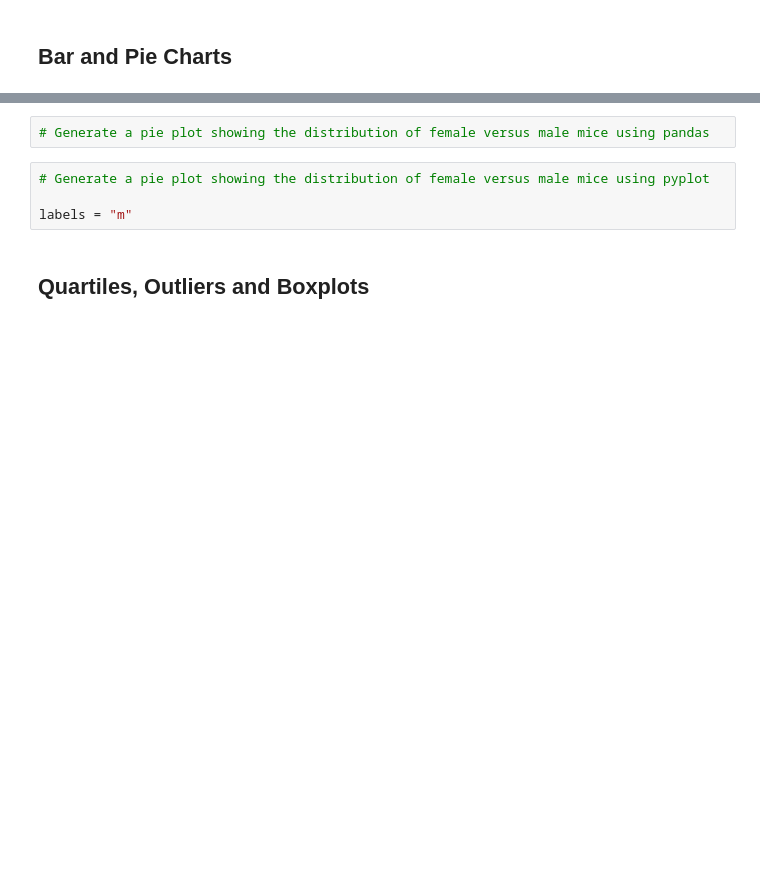
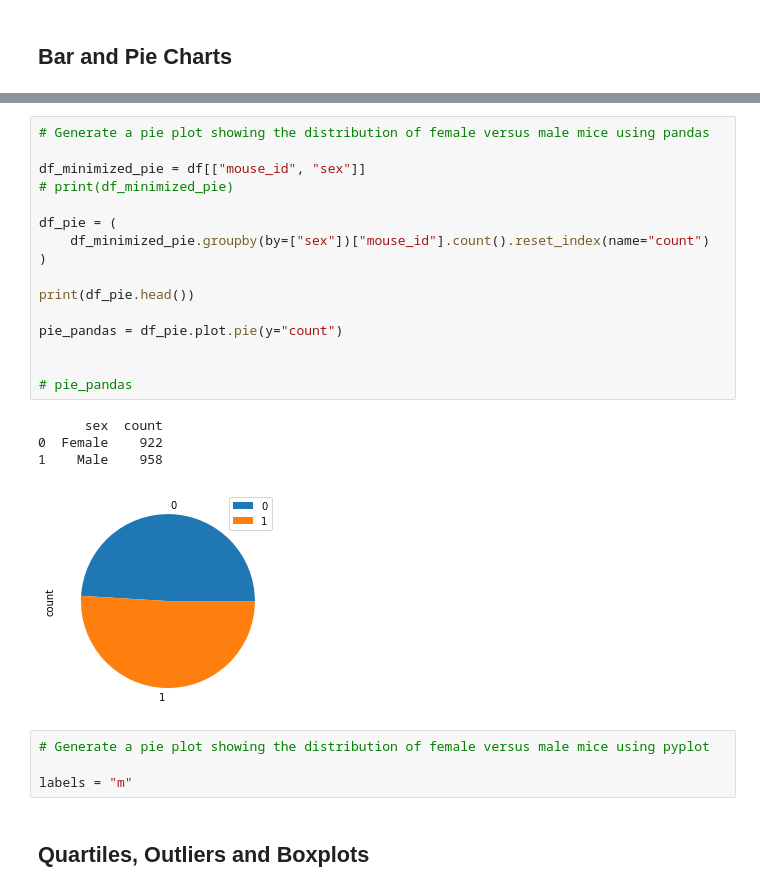
Before and after one commit to BatesJ72/matplotib_practice, a Jupyter notebook: pymaceuticals_v2.ipynb, the cells around one changed output, grey strips where cells are left out. Saved outputs shown, nothing was run; the diff lists cells and outputs as text; blank space fills up the shorter version.

```diff
--- a/pymaceuticals_v2.ipynb
+++ b/pymaceuticals_v2.ipynb
@@ -291,5 +286,24 @@ drug_count(df)
 # %%
 # Generate a pie plot showing the distribution of female versus male mice using pandas
+
+df_minimized_pie = df[["mouse_id", "sex"]]
+# print(df_minimized_pie)
+
+df_pie = (
+    df_minimized_pie.groupby(by=["sex"])["mouse_id"].count().reset_index(name="count")
+)
+
+print(df_pie.head())
+
+pie_pandas = df_pie.plot.pie(y="count")
+
+
+# pie_pandas
+# %% [output]
+      sex  count
+0  Female    922
+1    Male    958
+[figure, added]
 # %%
 # Generate a pie plot showing the distribution of female versus male mice using pyplot
 
```
Also changed, not shown: parts of 9 cells of this notebook.
